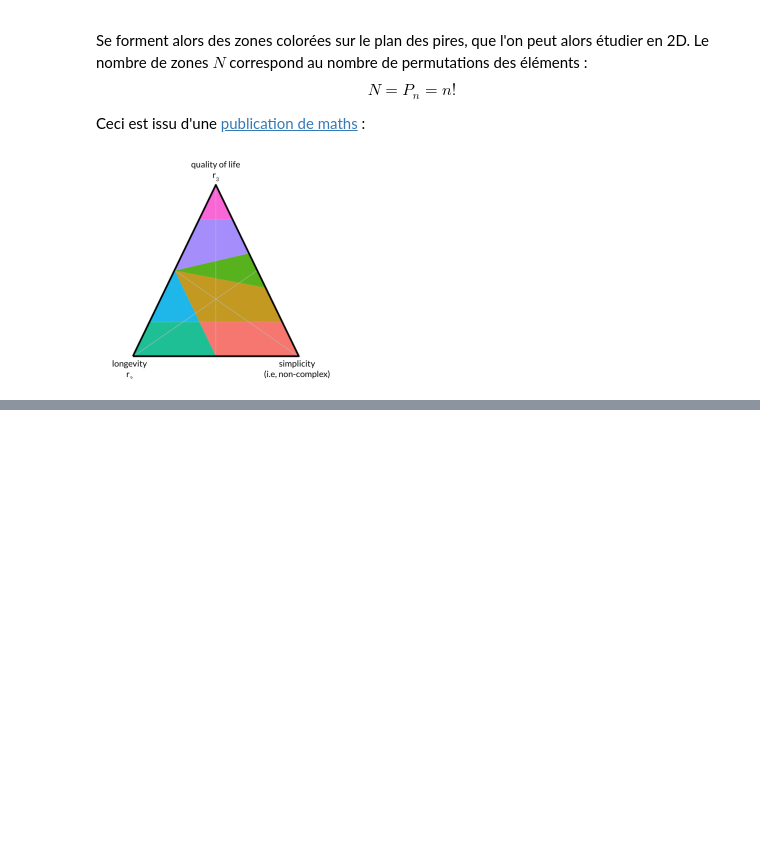
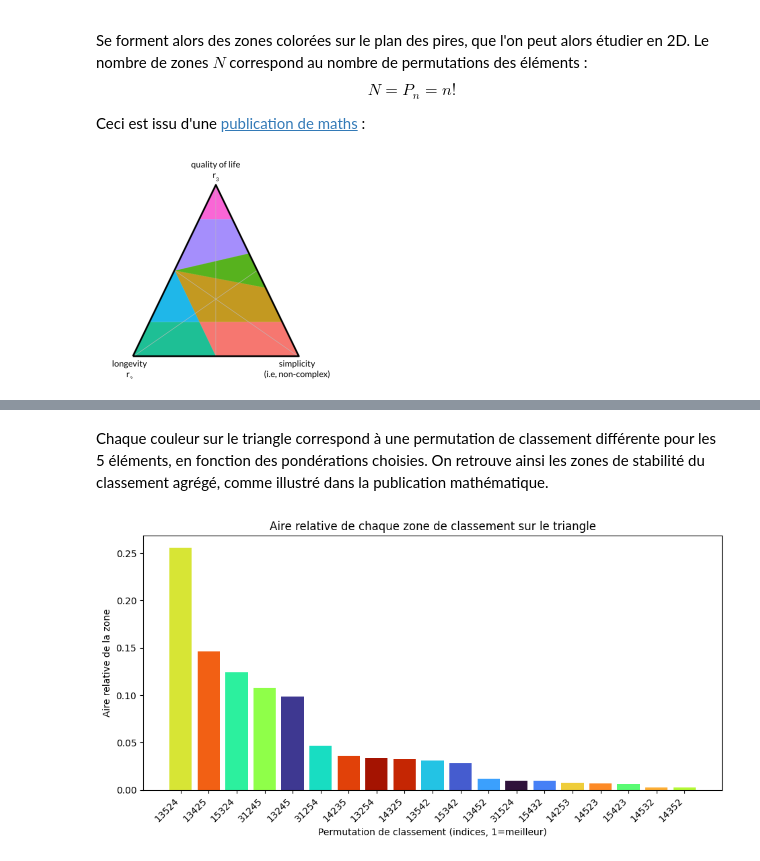
Before and after one commit to Silloky/Grand-Oral, a Jupyter notebook: Aggregation de rangs/Notebook.ipynb, the cells around one changed output, grey strips where cells are left out. Cells and saved outputs as stored; diff of their text form; code cells hidden in the pictures; blank space fills up the shorter version.

```diff
--- a/Aggregation de rangs/Notebook.ipynb
+++ b/Aggregation de rangs/Notebook.ipynb
@@ -379,0 +473,27 @@ Ceci est issu d'une [publication de maths](https://arxiv.org/pdf/2206.00001) :
+# %% [markdown]
+Chaque couleur sur le triangle correspond à une permutation de classement différente pour les 5 éléments, en fonction des pondérations choisies. On retrouve ainsi les zones de stabilité du classement agrégé, comme illustré dans la publication mathématique.
+# %%
+# Nouvelle cellule : calcul de l'aire de chaque zone et affichage en barres
+import collections
+
+# Compter le nombre de points pour chaque permutation
+zone_counts = collections.Counter(rankings)
+
+# Aire relative (proportion) pour chaque permutation
+total_points = len(rankings)
+zone_areas = {(''.join(str(int(x)+1) for x in rk)): count/total_points for rk, count in zone_counts.items()}
+
+# Trier par aire décroissante pour la lisibilité
+sorted_areas = sorted(zone_areas.items(), key=lambda x: -x[1])
+
+# Bar plot
+plt.figure(figsize=(max(8, len(sorted_areas)*0.5), 5))
+bars = plt.bar([k for k, v in sorted_areas], [v for k, v in sorted_areas], color=[ranking_to_color[tuple(int(x)-1 for x in k)] for k, _ in sorted_areas])
+plt.xlabel("Permutation de classement (indices, 1=meilleur)")
+plt.ylabel("Aire relative de la zone")
+plt.title("Aire relative de chaque zone de classement sur le triangle")
+plt.xticks(rotation=45, ha='right')
+plt.tight_layout()
+plt.show()
+# %% [output]
+[figure, added]
```
Also changed, not shown: parts of 5 cells of this notebook, 6 other files.
